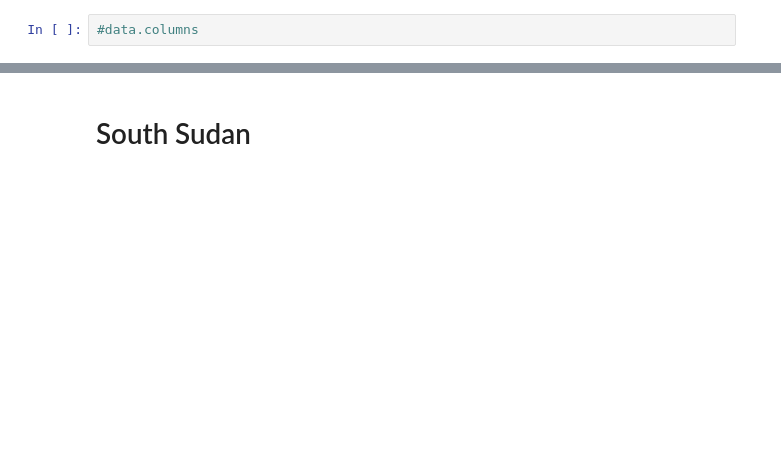
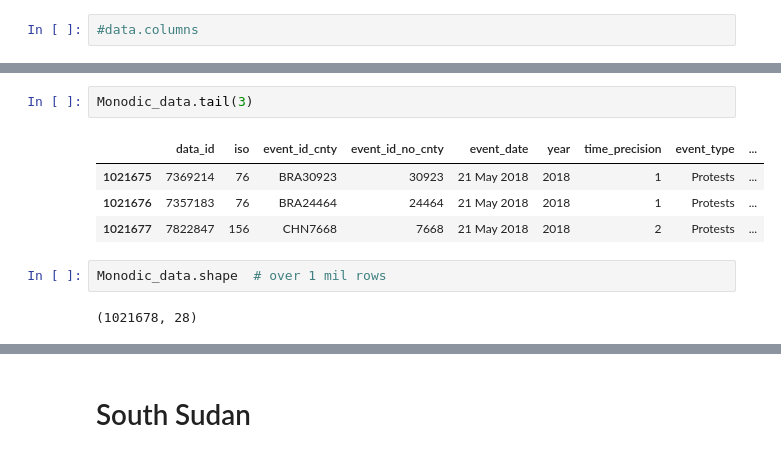
Before and after one commit to JF11579/New-Stuff, a Jupyter notebook: Py_ACLED_5__25_21.ipynb, the cells around one changed output, grey strips where cells are left out. Drawn from its saved outputs; the diff is of its cells as text; blank space fills up the shorter version.

```diff
--- a/Py_ACLED_5__25_21.ipynb
+++ b/Py_ACLED_5__25_21.ipynb
@@ -78,0 +198,11 @@ data.describe() # Notice only Numerical data represented here.
+# %%
+Monodic_data.tail(3)
+# %% [output]
+|  | data_id | iso | event_id_cnty | event_id_no_cnty | event_date | year | time_precision | event_type | ... |
+| 1021675 | 7369214 | 76 | BRA30923 | 30923 | 21 May 2018 | 2018 | 1 | Protests | ... |
+| 1021676 | 7357183 | 76 | BRA24464 | 24464 | 21 May 2018 | 2018 | 1 | Protests | ... |
+| 1021677 | 7822847 | 156 | CHN7668 | 7668 | 21 May 2018 | 2018 | 2 | Protests | ... |
+# %%
+Monodic_data.shape  # over 1 mil rows
+# %% [output]
+(1021678, 28)
```
Also changed, not shown: parts of 33 cells of this notebook.
